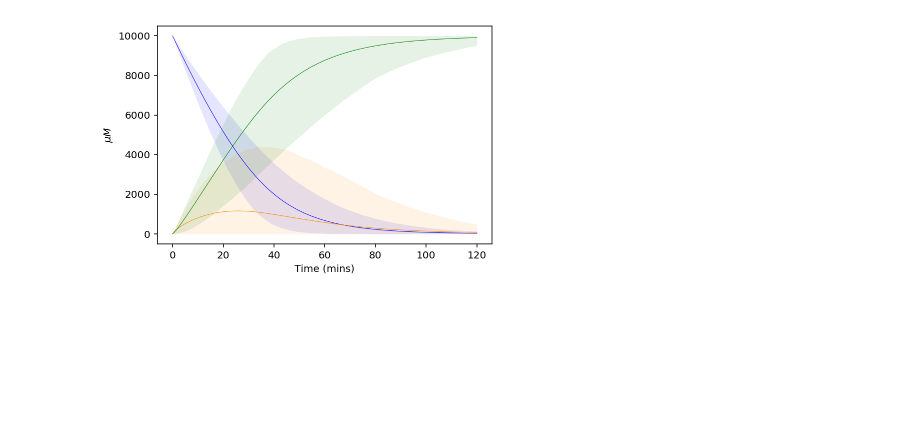
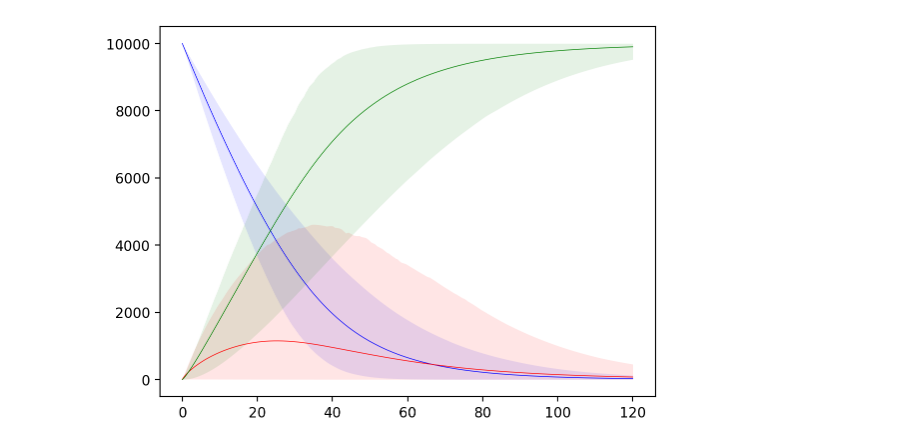
Before and after one commit to willfinnigan/kinetics, a Jupyter notebook: examples/Advanced_example.ipynb, the cells around one changed output. Drawn from its saved outputs; the diff is of its cells as text; code cells hidden in the pictures; blank space fills up the shorter version.

```diff
--- a/examples/Advanced_example.ipynb
+++ b/examples/Advanced_example.ipynb
@@ -43,8 +39,8 @@ outputs = kinetics.run_all_models(model, samples, logging=True)
-# %%
-# Plot model runs at 95% CI
-ci_dataframes = kinetics.dataframes_quartiles(model, outputs)
-kinetics.plot_ci_intervals(['A', 'B', 'C'], ci_dataframes, colours=['blue', 'darkorange', 'green'])
-plt.show()
-# %% [output]
-[figure, removed]
+# %%
+result.plot('A')
+result.plot('B')
+result.plot('C')
+plt.show()
+# %% [output]
+[figure, added]
 # %%
```
Also changed, not shown: parts of 4 cells of this notebook, 25 other files.
